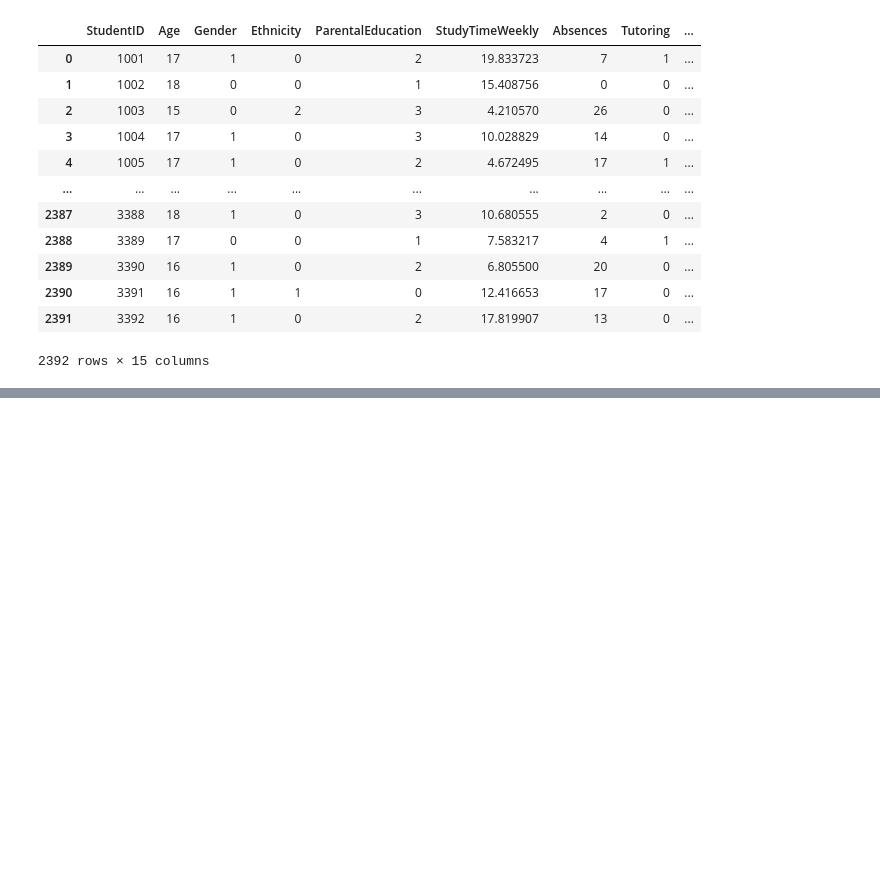
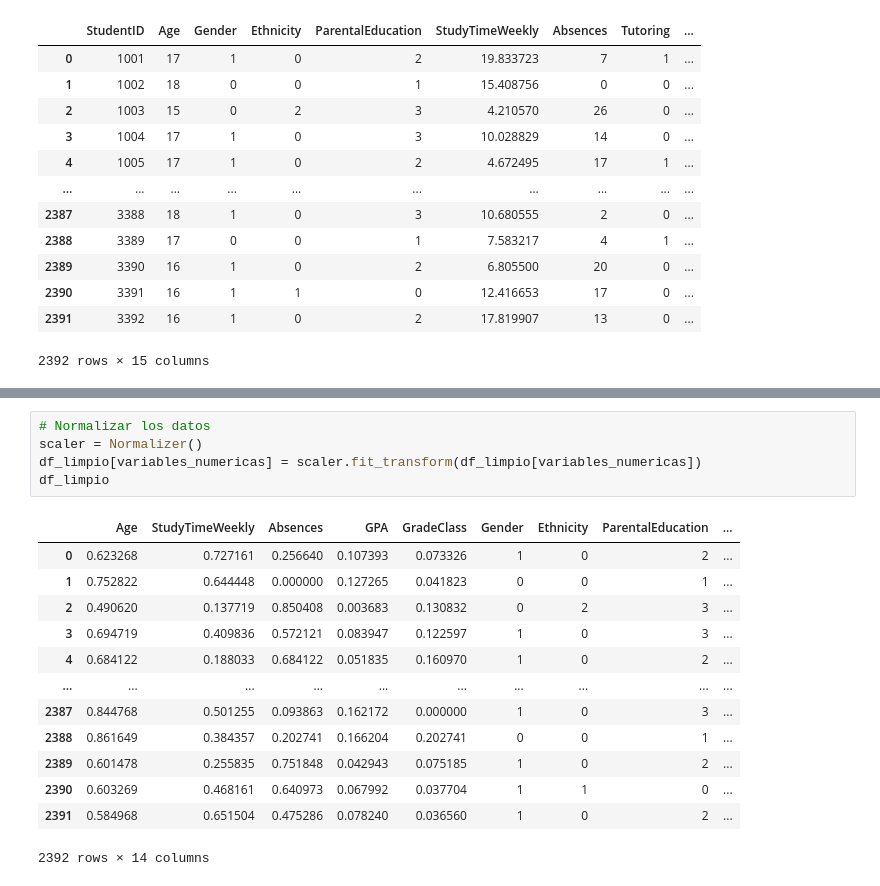
Before and after one commit to MoltenDevLabs/project-4-data-analysis-end-to-end-es, a Jupyter notebook: limpieza_datos.ipynb, the cells around one changed output, grey strips where cells are left out. Drawn from its saved outputs; the diff is of its cells as text; blank space fills up the shorter version.

```diff
--- a/limpieza_datos.ipynb
+++ b/limpieza_datos.ipynb
@@ -98,0 +137,19 @@ ttest_ind_results_df
+# %%
+# Normalizar los datos
+scaler = Normalizer()
+df_limpio[variables_numericas] = scaler.fit_transform(df_limpio[variables_numericas])
+df_limpio
+# %% [output]
+|  | Age | StudyTimeWeekly | Absences | GPA | GradeClass | Gender | Ethnicity | ParentalEducation | ... |
+| 0 | 0.623268 | 0.727161 | 0.256640 | 0.107393 | 0.073326 | 1 | 0 | 2 | ... |
+| 1 | 0.752822 | 0.644448 | 0.000000 | 0.127265 | 0.041823 | 0 | 0 | 1 | ... |
+| 2 | 0.490620 | 0.137719 | 0.850408 | 0.003683 | 0.130832 | 0 | 2 | 3 | ... |
+| 3 | 0.694719 | 0.409836 | 0.572121 | 0.083947 | 0.122597 | 1 | 0 | 3 | ... |
+| 4 | 0.684122 | 0.188033 | 0.684122 | 0.051835 | 0.160970 | 1 | 0 | 2 | ... |
+| ... | ... | ... | ... | ... | ... | ... | ... | ... | ... |
+| 2387 | 0.844768 | 0.501255 | 0.093863 | 0.162172 | 0.000000 | 1 | 0 | 3 | ... |
+| 2388 | 0.861649 | 0.384357 | 0.202741 | 0.166204 | 0.202741 | 0 | 0 | 1 | ... |
+| 2389 | 0.601478 | 0.255835 | 0.751848 | 0.042943 | 0.075185 | 1 | 0 | 2 | ... |
+| 2390 | 0.603269 | 0.468161 | 0.640973 | 0.067992 | 0.037704 | 1 | 1 | 0 | ... |
+| 2391 | 0.584968 | 0.651504 | 0.475286 | 0.078240 | 0.036560 | 1 | 0 | 2 | ... |
+2392 rows × 14 columns
```
Also changed, not shown: parts of 22 cells of this notebook, 8 other files.
